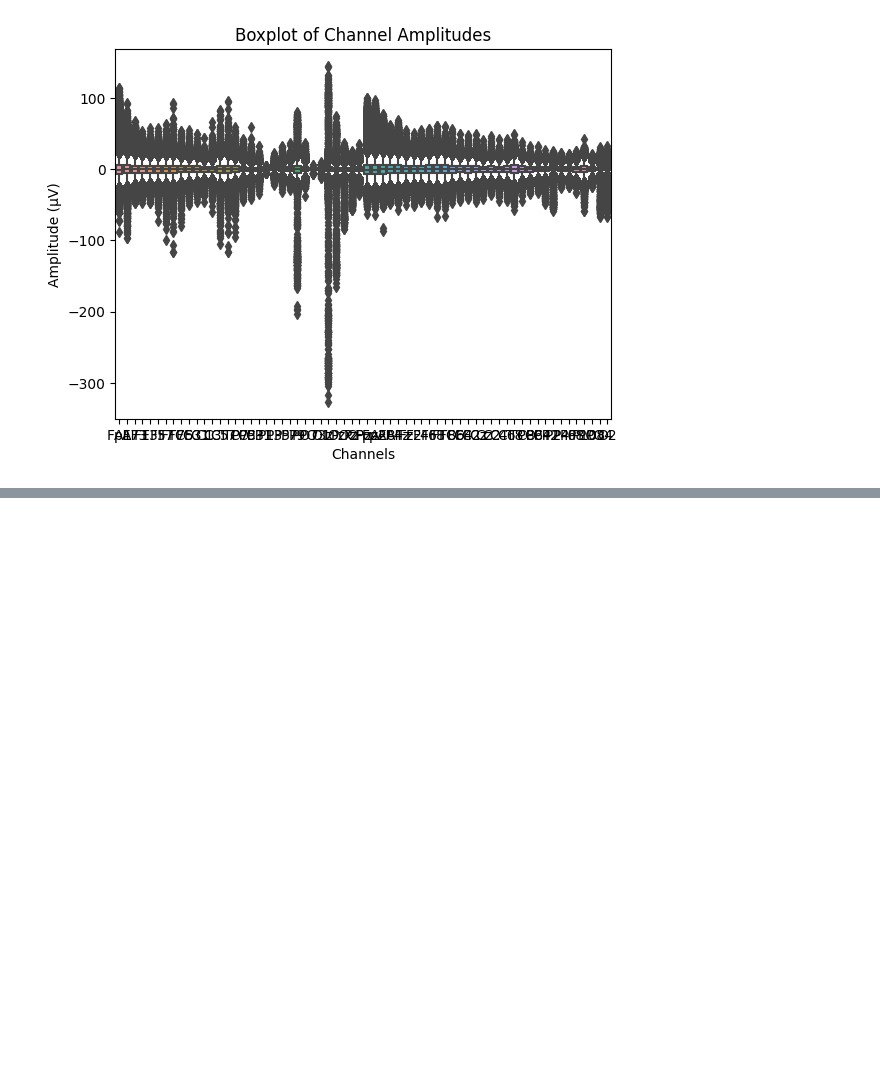
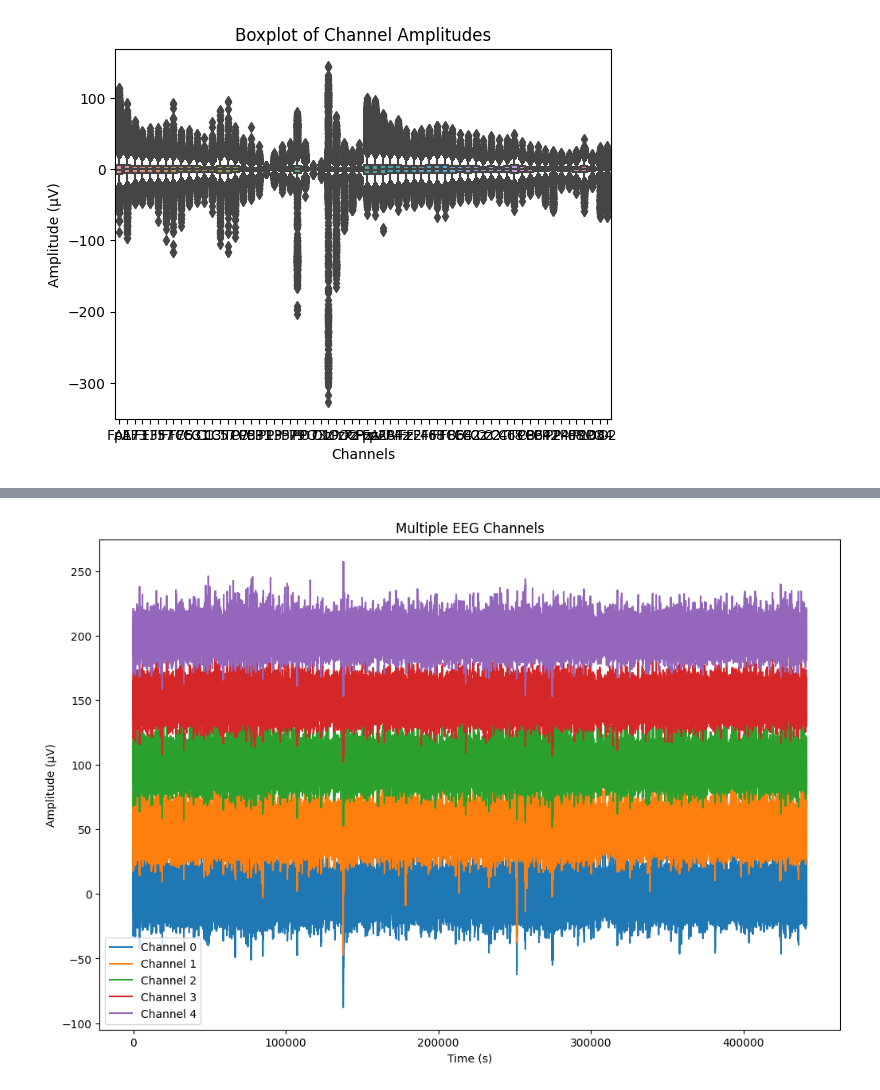
Before and after one commit to Ssalijoshua/Regulation-of-arousal-, a Jupyter notebook: eda-code.ipynb, the cells around one changed output, grey strips where cells are left out. Saved outputs shown, nothing was run; the diff lists cells and outputs as text; code cells hidden in the pictures; blank space fills up the shorter version.

```diff
--- a/eda-code.ipynb
+++ b/eda-code.ipynb
@@ -415,0 +500,12 @@ TypeError: ufunc 'isnan' not supported for the input types, and the inputs could
+# %%
+plt.figure(figsize=(12, 8))
+for i in range(5):  # First 5 channels
+    plt.plot(time, eeg_data.iloc[:, i] + i * 50, label=f'Channel {i}')
+plt.legend()
+plt.title("Multiple EEG Channels")
+plt.xlabel("Time (s)")
+plt.ylabel("Amplitude (μV)")
+plt.savefig("eeg_moving_average.png", dpi=300, bbox_inches='tight')
+plt.show()
+# %% [output]
+[figure, added]
```
Also changed, not shown: parts of 25 cells of this notebook.
